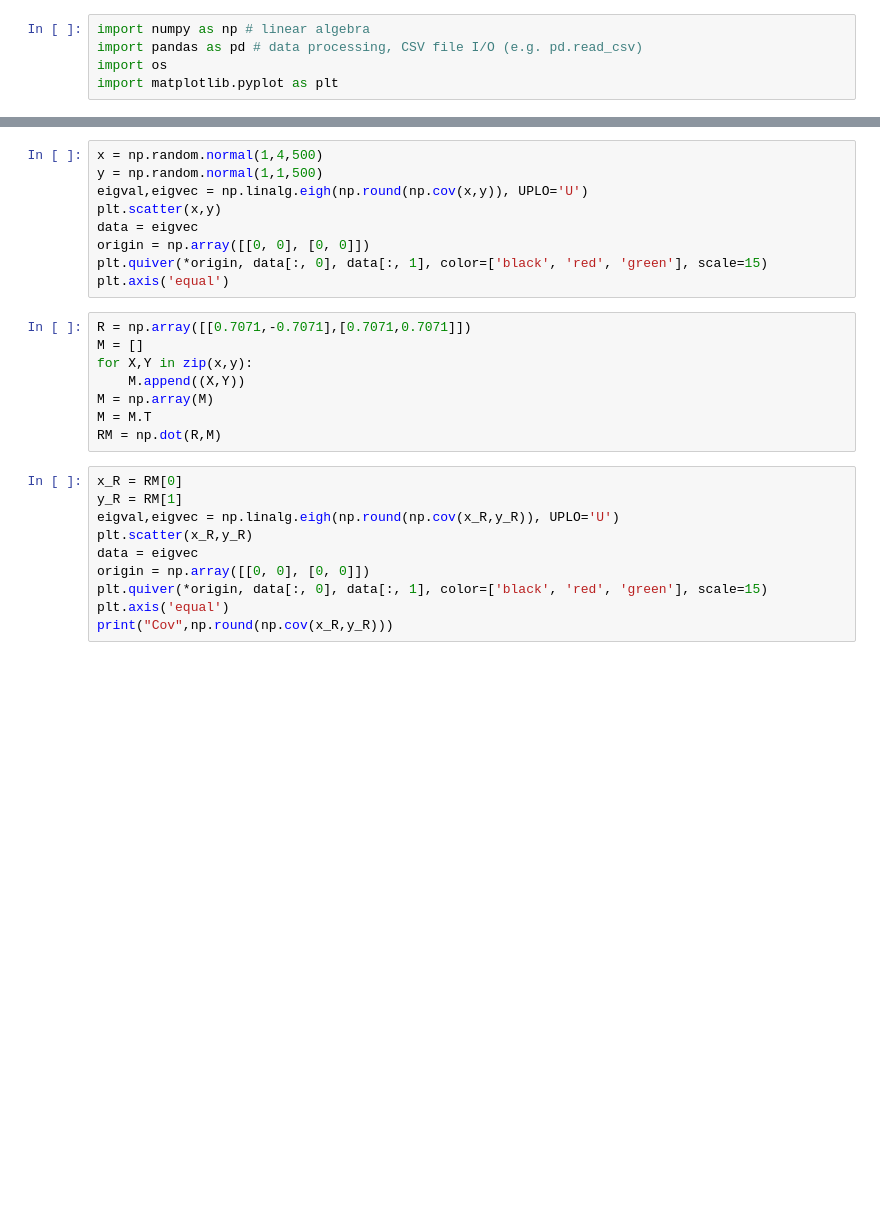
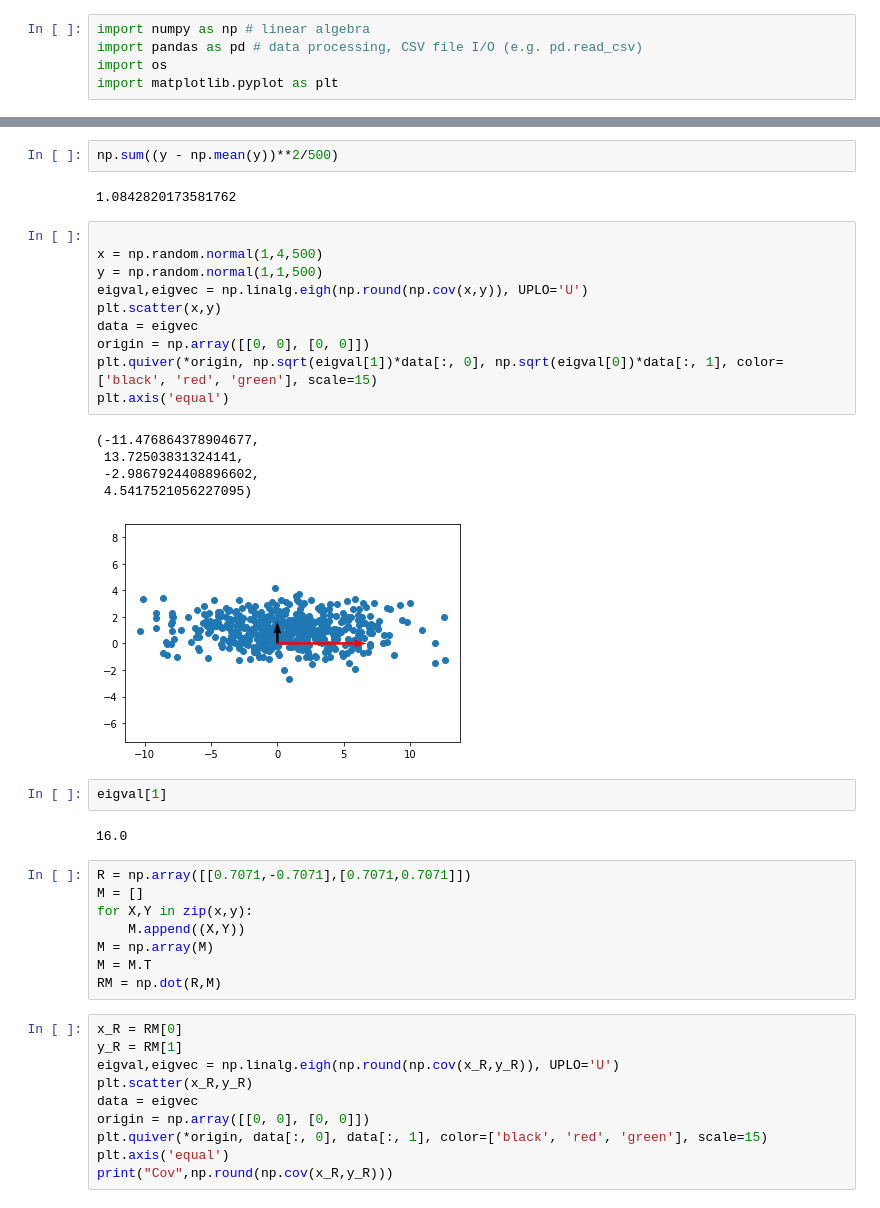
Before and after one commit to lashap28/Basic-Coding, a Jupyter notebook: PCA.ipynb, the cells around one changed output, grey strips where cells are left out. Drawn from its saved outputs; the diff is of its cells as text; blank space fills up the shorter version.

```diff
--- a/PCA.ipynb
+++ b/PCA.ipynb
@@ -12,12 +16,27 @@ print("Cov",np.round(np.cov(x,y)))
+# %%
+np.sum((y - np.mean(y))**2/500)
+# %% [output]
+1.0842820173581762
 # %%
+
 x = np.random.normal(1,4,500)
 y = np.random.normal(1,1,500)
 eigval,eigvec = np.linalg.eigh(np.round(np.cov(x,y)), UPLO='U')
 plt.scatter(x,y)
 data = eigvec
 origin = np.array([[0, 0], [0, 0]])
-plt.quiver(*origin, data[:, 0], data[:, 1], color=['black', 'red', 'green'], scale=15)
+plt.quiver(*origin, np.sqrt(eigval[1])*data[:, 0], np.sqrt(eigval[0])*data[:, 1], color=['black', 'red', 'green'], scale=15)
 plt.axis('equal')
+# %% [output]
+(-11.476864378904677,
+ 13.72503831324141,
+ -2.9867924408896602,
+ 4.5417521056227095)
+[figure, added]
+# %%
+eigval[1]
+# %% [output]
+16.0
 # %%
 R = np.array([[0.7071,-0.7071],[0.7071,0.7071]])
 M = []
```
Also changed, not shown: parts of 9 cells of this notebook.
